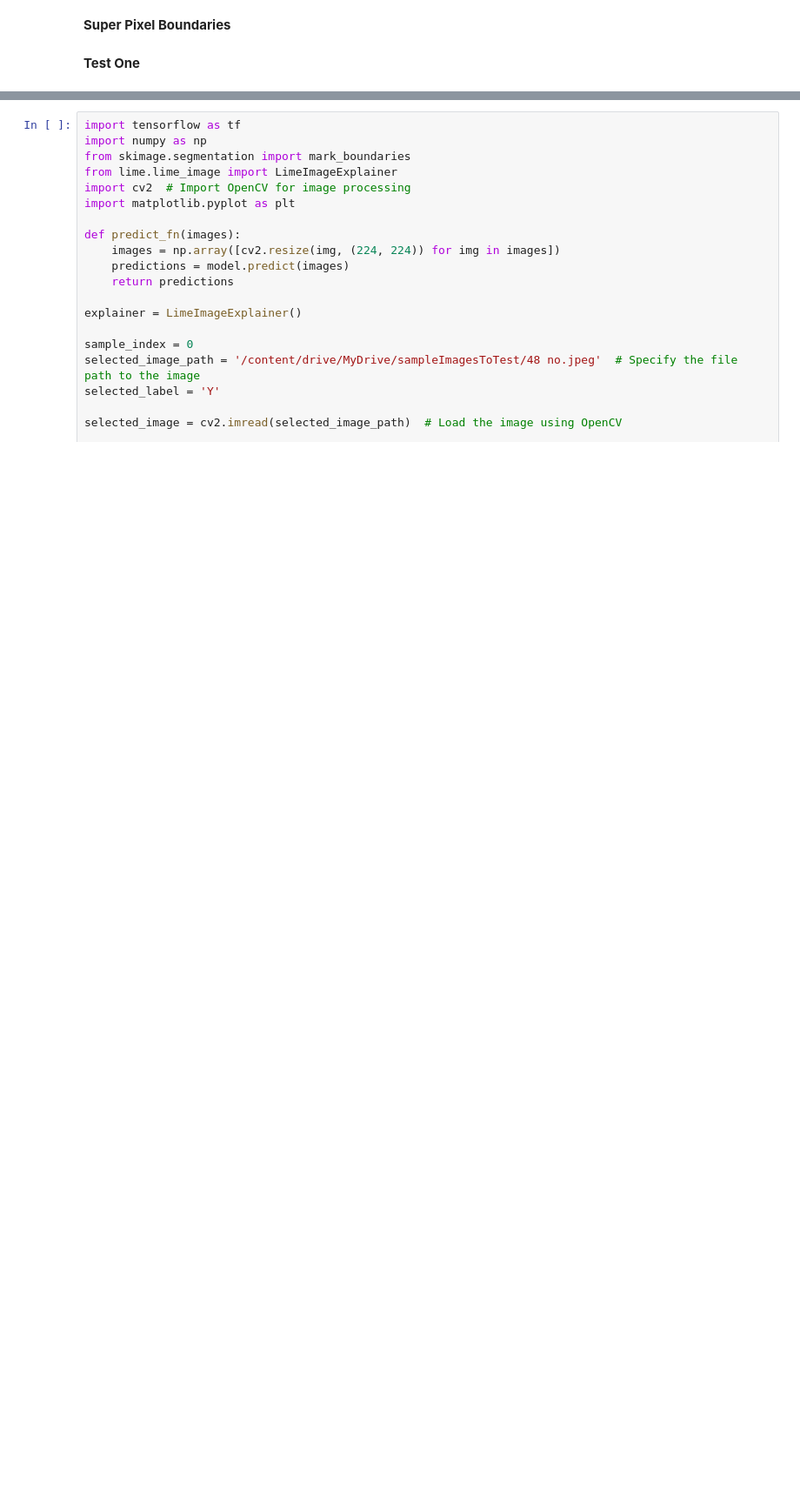
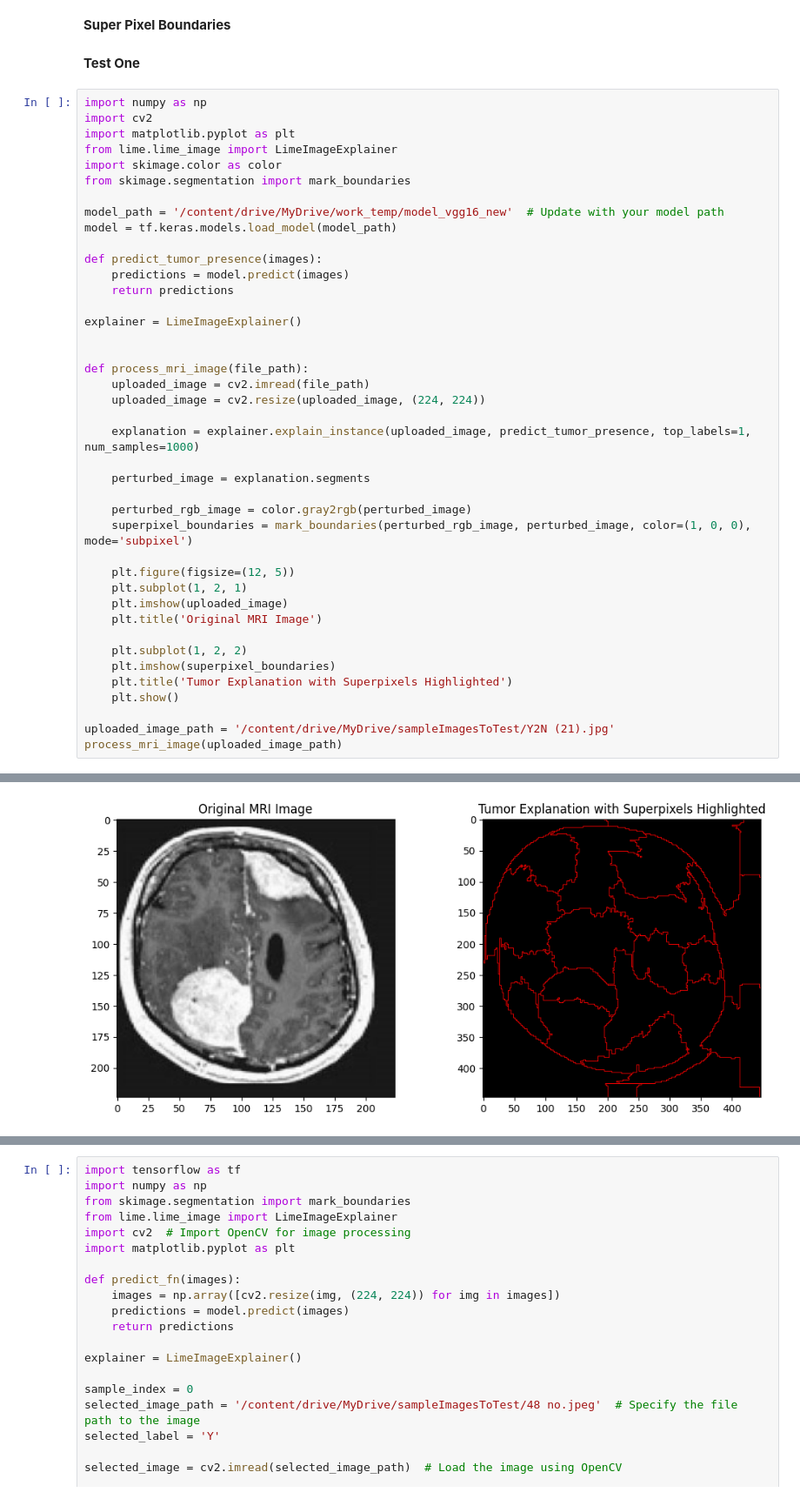
Before and after one commit to barta3235/working_model_vgg16, a Jupyter notebook: working_model_vgg16.ipynb, the cells around one changed output, grey strips where cells are left out. Shown at 87% size. Drawn from its saved outputs; the diff is of its cells as text; blank space fills up the shorter version.

Commit message:
Lime and grad-CAM updated with more samples

```diff
--- a/working_model_vgg16.ipynb
+++ b/working_model_vgg16.ipynb
@@ -468,3 +411,45 @@ WARNING:matplotlib.image:Clipping input data to the valid range for imshow with
 **Super Pixel Boundaries**
 # %% [markdown]
 **Test One**
+# %%
+import numpy as np
+import cv2
+import matplotlib.pyplot as plt
+from lime.lime_image import LimeImageExplainer
+import skimage.color as color
+from skimage.segmentation import mark_boundaries
+
+model_path = '/content/drive/MyDrive/work_temp/model_vgg16_new'  # Update with your model path
+model = tf.keras.models.load_model(model_path)
+
+def predict_tumor_presence(images):
+    predictions = model.predict(images)
+    return predictions
+
+explainer = LimeImageExplainer()
+
+
+def process_mri_image(file_path):
+    uploaded_image = cv2.imread(file_path)
+    uploaded_image = cv2.resize(uploaded_image, (224, 224))
+
+    explanation = explainer.explain_instance(uploaded_image, predict_tumor_presence, top_labels=1, num_samples=1000)
+
+    perturbed_image = explanation.segments
+
+    perturbed_rgb_image = color.gray2rgb(perturbed_image)
+    superpixel_boundaries = mark_boundaries(perturbed_rgb_image, perturbed_image, color=(1, 0, 0), mode='subpixel')
+
+    plt.figure(figsize=(12, 5))
+    plt.subplot(1, 2, 1)
+    plt.imshow(uploaded_image)
+    plt.title('Original MRI Image')
+
+    plt.subplot(1, 2, 2)
+    plt.imshow(superpixel_boundaries)
+    plt.title('Tumor Explanation with Superpixels Highlighted')
+    plt.show()
+
+uploaded_image_path = '/content/drive/MyDrive/sampleImagesToTest/Y2N (21).jpg'
+process_mri_image(uploaded_image_path)
+# %% [output]
@@ -470,0 +474 @@ WARNING:matplotlib.image:Clipping input data to the valid range for imshow with
+[figure, added]
```
Also changed, not shown: parts of 9 cells of this notebook.
